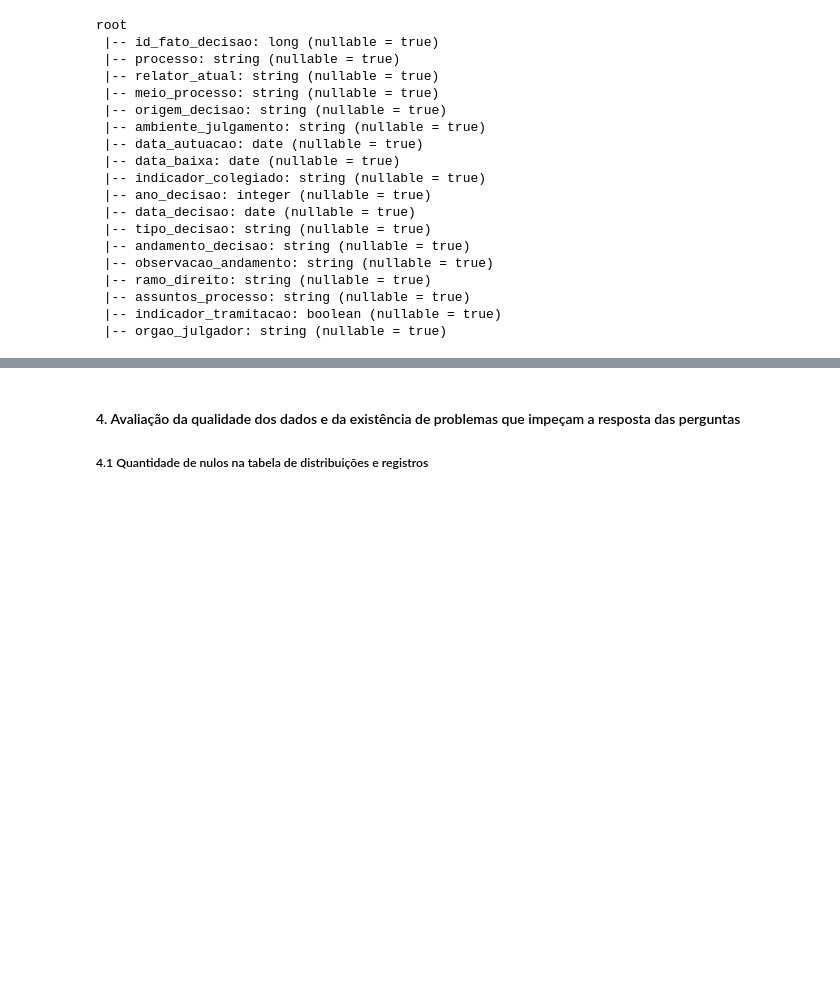
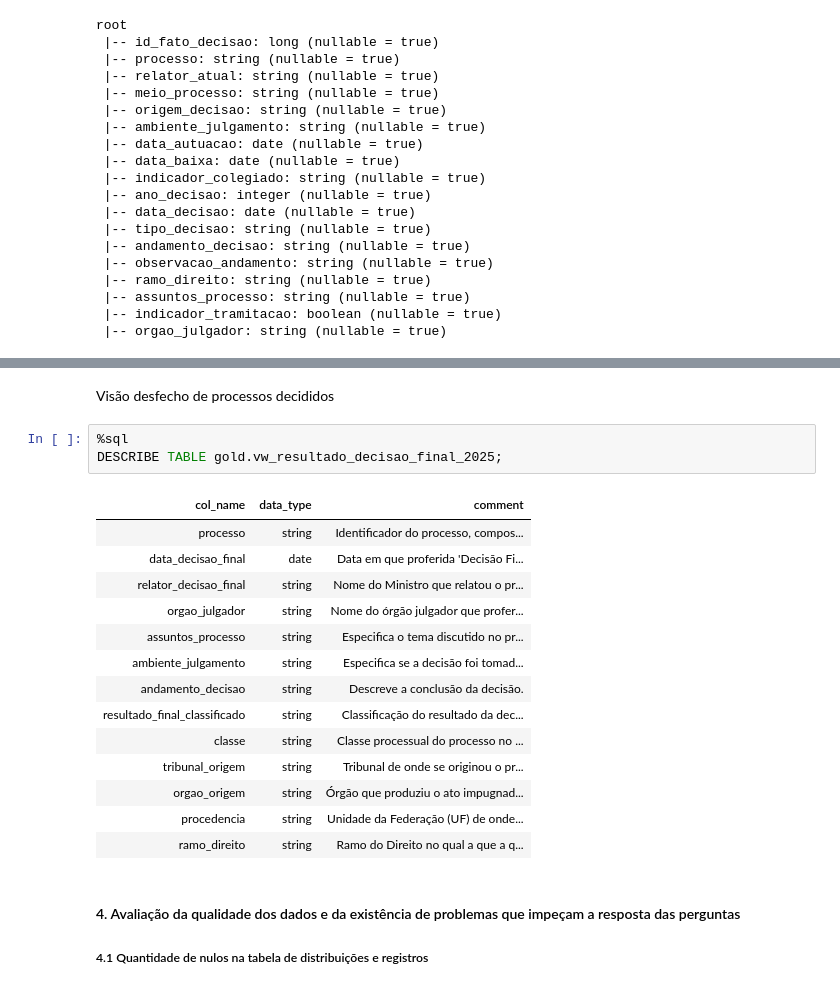
Before and after one commit to rafaeldebarros/MVP_engenharia_dados, a Jupyter notebook: MVP - engenharia dados - Rafael Souza de Barros.ipynb, the cells around one changed output, grey strips where cells are left out. Saved outputs shown, nothing was run; the diff lists cells and outputs as text; blank space fills up the shorter version.

```diff
--- a/MVP - engenharia dados - Rafael Souza de Barros.ipynb
+++ b/MVP - engenharia dados - Rafael Souza de Barros.ipynb
@@ -325,3 +647,23 @@ root
+# %% [markdown]
+Visão desfecho de processos decididos
+# %%
+%sql
+DESCRIBE TABLE gold.vw_resultado_decisao_final_2025;
+# %% [output]
+| col_name | data_type | comment |
+| processo | string | Identificador do processo, compos... |
+| data_decisao_final | date | Data em que proferida 'Decisão Fi... |
+| relator_decisao_final | string | Nome do Ministro que relatou o pr... |
+| orgao_julgador | string | Nome do órgão julgador que profer... |
+| assuntos_processo | string | Especifica o tema discutido no pr... |
+| ambiente_julgamento | string | Especifica se a decisão foi tomad... |
+| andamento_decisao | string | Descreve a conclusão da decisão. |
+| resultado_final_classificado | string | Classificação do resultado da dec... |
+| classe | string | Classe processual do processo no ... |
+| tribunal_origem | string | Tribunal de onde se originou o pr... |
+| orgao_origem | string | Órgão que produziu o ato impugnad... |
+| procedencia | string | Unidade da Federação (UF) de onde... |
+| ramo_direito | string | Ramo do Direito no qual a que a q... |
 # %% [markdown]
 #### 4. Avaliação da qualidade dos dados e da existência de problemas que impeçam a resposta das perguntas
 
```
Also changed, not shown: parts of 27 cells of this notebook.
